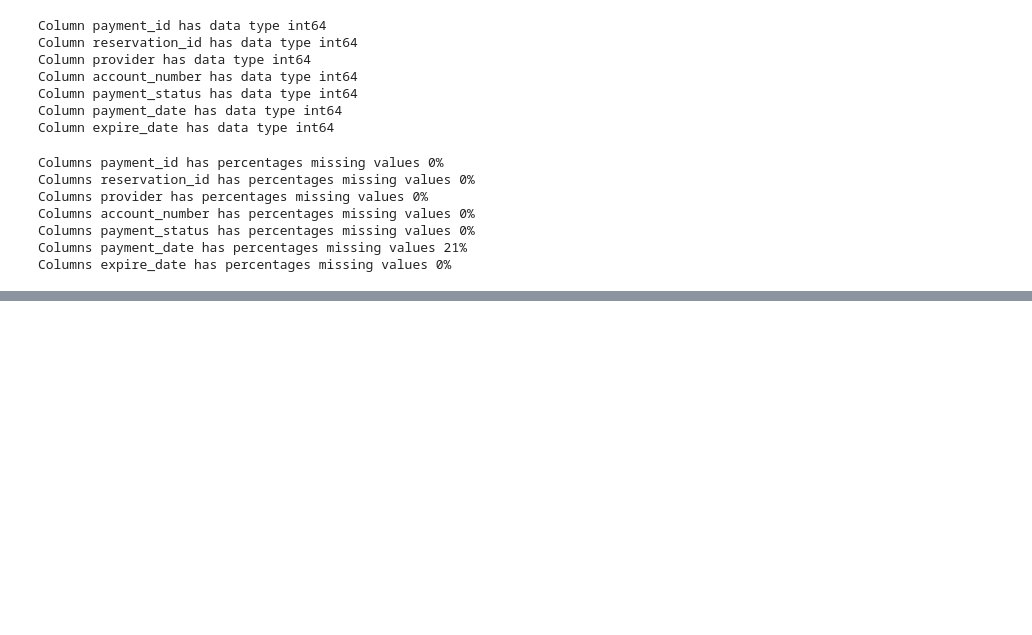
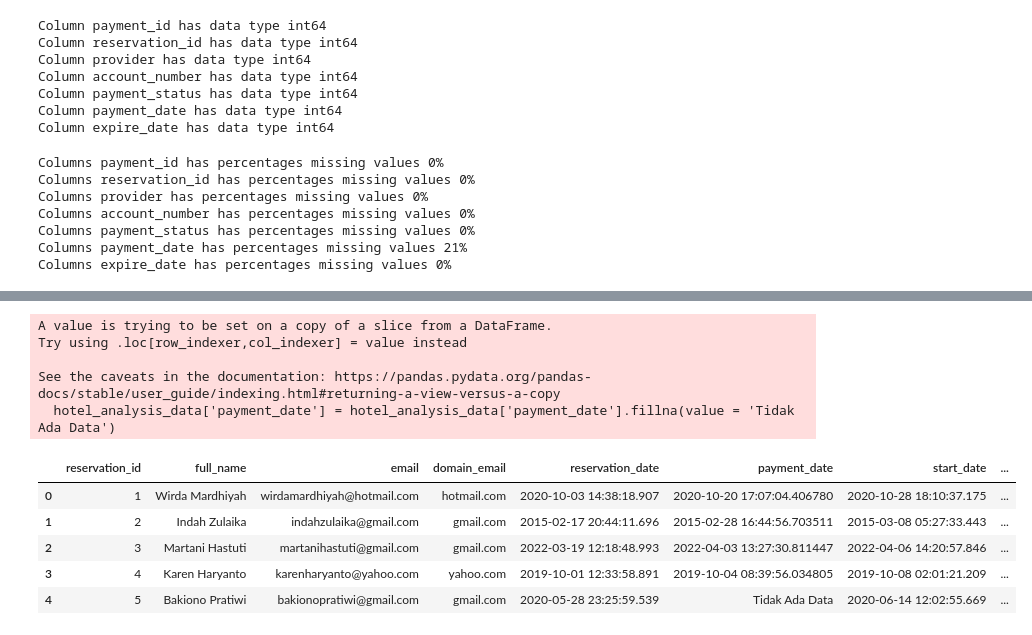
Before and after one commit to zulfaan/case-study-ETL-workflow_pacmann, a Jupyter notebook: case-study-ETL.ipynb, the cells around one changed output, grey strips where cells are left out. Saved outputs shown, nothing was run; the diff lists cells and outputs as text; code cells hidden in the pictures; blank space fills up the shorter version.

```diff
--- a/case-study-ETL.ipynb
+++ b/case-study-ETL.ipynb
@@ -338,0 +490,16 @@ True
+# %%
+hotel_analysis_data['payment_date'] = hotel_analysis_data['payment_date'].fillna(value = 'Tidak Ada Data')
+
+hotel_analysis_data.head()
+# %% [output]
+A value is trying to be set on a copy of a slice from a DataFrame.
+Try using .loc[row_indexer,col_indexer] = value instead
+
+See the caveats in the documentation: https://pandas.pydata.org/pandas-docs/stable/user_guide/indexing.html#returning-a-view-versus-a-copy
+  hotel_analysis_data['payment_date'] = hotel_analysis_data['payment_date'].fillna(value = 'Tidak Ada Data')
+|  | reservation_id | full_name | email | domain_email | reservation_date | payment_date | start_date | ... |
+| 0 | 1 | Wirda Mardhiyah | wirdamardhiyah@hotmail.com | hotmail.com | 2020-10-03 14:38:18.907 | 2020-10-20 17:07:04.406780 | 2020-10-28 18:10:37.175 | ... |
+| 1 | 2 | Indah Zulaika | indahzulaika@gmail.com | gmail.com | 2015-02-17 20:44:11.696 | 2015-02-28 16:44:56.703511 | 2015-03-08 05:27:33.443 | ... |
+| 2 | 3 | Martani Hastuti | martanihastuti@gmail.com | gmail.com | 2022-03-19 12:18:48.993 | 2022-04-03 13:27:30.811447 | 2022-04-06 14:20:57.846 | ... |
+| 3 | 4 | Karen Haryanto | karenharyanto@yahoo.com | yahoo.com | 2019-10-01 12:33:58.891 | 2019-10-04 08:39:56.034805 | 2019-10-08 02:01:21.209 | ... |
+| 4 | 5 | Bakiono Pratiwi | bakionopratiwi@gmail.com | gmail.com | 2020-05-28 23:25:59.539 | Tidak Ada Data | 2020-06-14 12:02:55.669 | ... |
```
Also changed, not shown: parts of 15 cells of this notebook, 1 other file.
